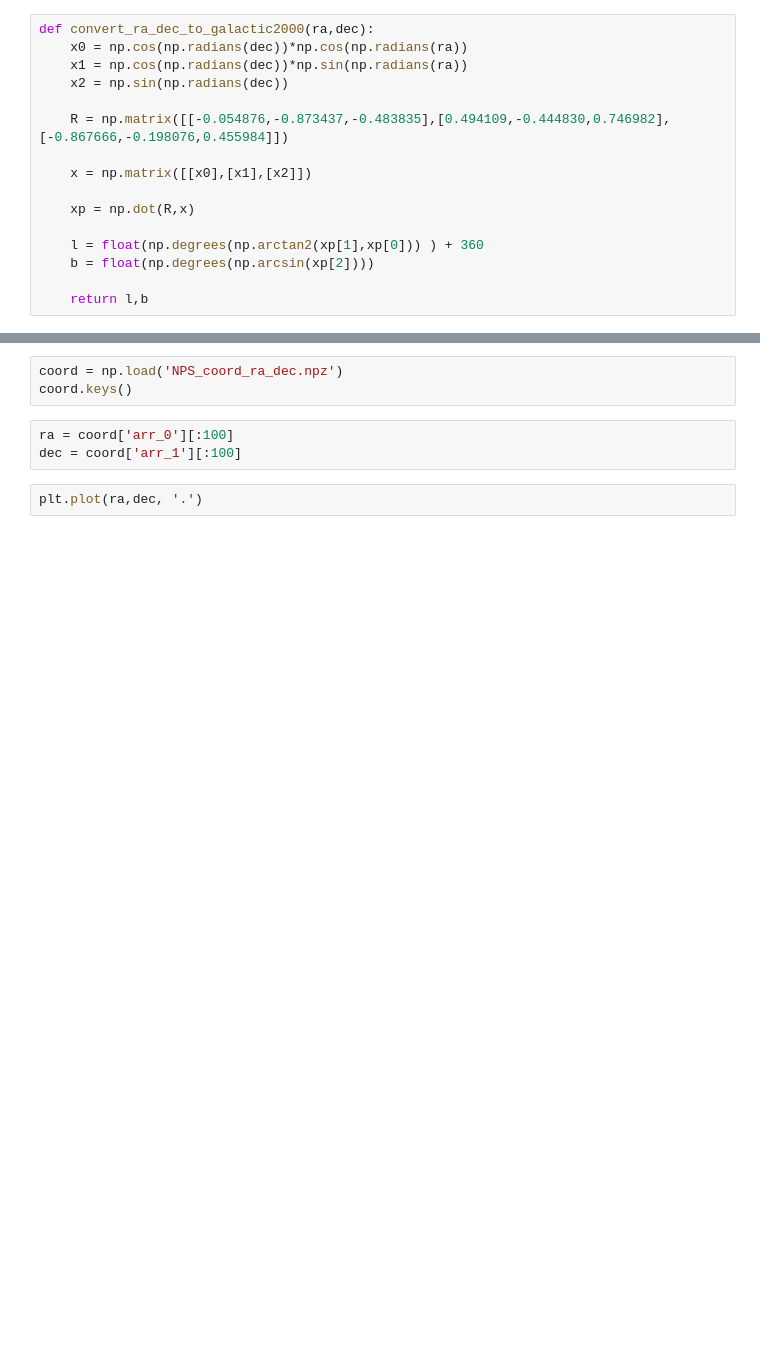
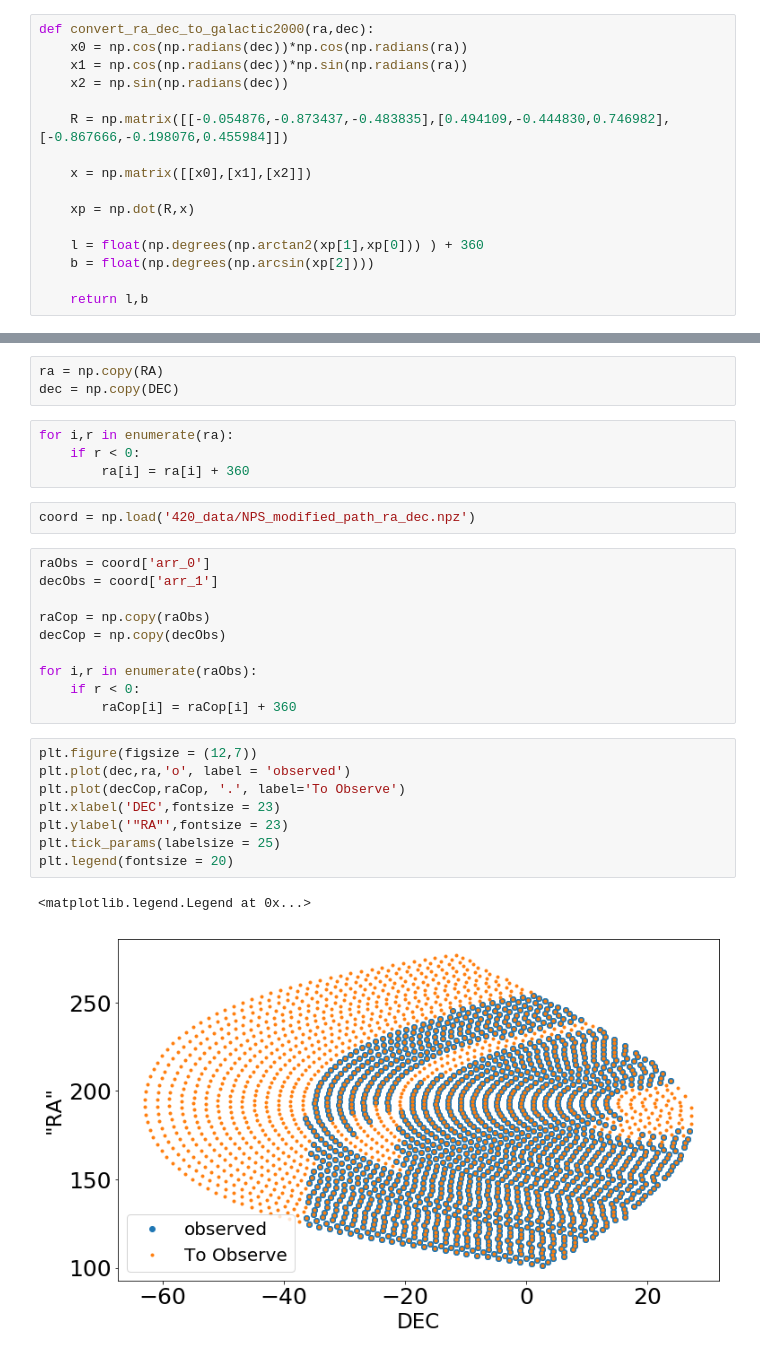
Before and after one commit to ahermosillo/ugastro121, a Jupyter notebook: spur_analysis.ipynb, the cells around one changed output, grey strips where cells are left out. Saved outputs shown, nothing was run; the diff lists cells and outputs as text; blank space fills up the shorter version.

```diff
--- a/spur_analysis.ipynb
+++ b/spur_analysis.ipynb
@@ -154,8 +121,30 @@ spurFIT[3].data['auto0_real']
+# %%
+ra = np.copy(RA)
+dec = np.copy(DEC)
+# %%
+for i,r in enumerate(ra):
+    if r < 0:
+        ra[i] = ra[i] + 360
 # %%
-coord = np.load('NPS_coord_ra_dec.npz')
-coord.keys()
+coord = np.load('420_data/NPS_modified_path_ra_dec.npz')
-# %%
-ra = coord['arr_0'][:100]
-dec = coord['arr_1'][:100]
-# %%
-plt.plot(ra,dec, '.')
+# %%
+raObs = coord['arr_0']
+decObs = coord['arr_1']
+
+raCop = np.copy(raObs)
+decCop = np.copy(decObs)
+
+for i,r in enumerate(raObs):
+    if r < 0:
+        raCop[i] = raCop[i] + 360
+# %%
+plt.figure(figsize = (12,7))
+plt.plot(dec,ra,'o', label = 'observed')
+plt.plot(decCop,raCop, '.', label='To Observe')
+plt.xlabel('DEC',fontsize = 23)
+plt.ylabel('"RA"',fontsize = 23)
+plt.tick_params(labelsize = 25)
+plt.legend(fontsize = 20)
+# %% [output]
+<matplotlib.legend.Legend at 0x...>
+[figure, added]
```
Also changed, not shown: parts of 24 cells of this notebook.
